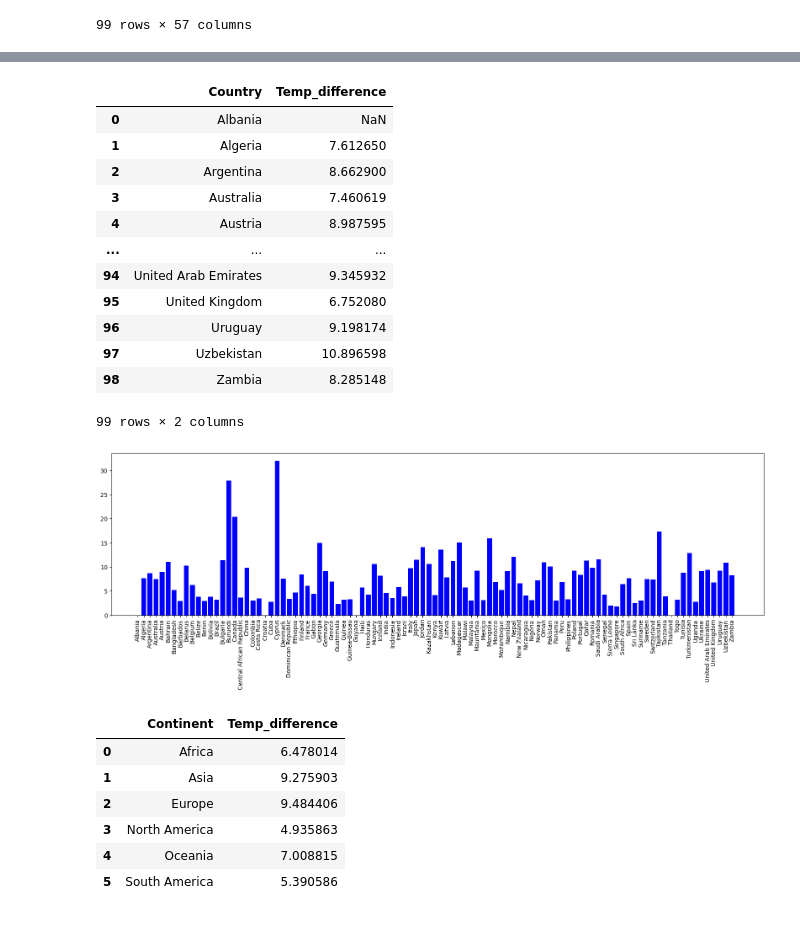
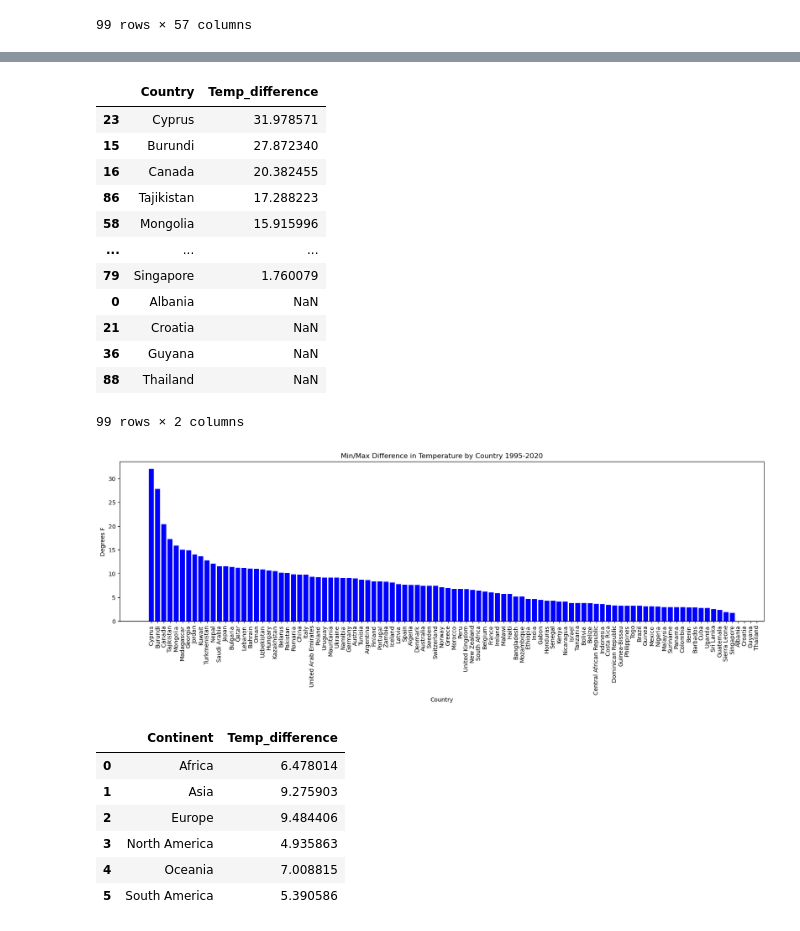
Before and after one commit to hsingh8015/project1, a Jupyter notebook: visualizations.ipynb, the cells around one changed output, grey strips where cells are left out. Saved outputs shown, nothing was run; the diff lists cells and outputs as text; code cells hidden in the pictures.

```diff
--- a/visualizations.ipynb
+++ b/visualizations.ipynb
@@ -186,28 +173,35 @@ df_sorted
 # %%
 Pareto_df  = Temp_CO2_Merged[['Country' , 'Temp_difference']].copy()
 Pareto_df
+
+df_sorted = Pareto_df.sort_values(by='Temp_difference', ascending=False)
+df_sorted
 # %% [output]
 |  | Country | Temp_difference |
+| 23 | Cyprus | 31.978571 |
+| 15 | Burundi | 27.872340 |
+| 16 | Canada | 20.382455 |
+| 86 | Tajikistan | 17.288223 |
+| 58 | Mongolia | 15.915996 |
+| ... | ... | ... |
+| 79 | Singapore | 1.760079 |
 | 0 | Albania | NaN |
-| 1 | Algeria | 7.612650 |
-| 2 | Argentina | 8.662900 |
-| 3 | Australia | 7.460619 |
-| 4 | Austria | 8.987595 |
-| ... | ... | ... |
-| 94 | United Arab Emirates | 9.345932 |
-| 95 | United Kingdom | 6.752080 |
-| 96 | Uruguay | 9.198174 |
-| 97 | Uzbekistan | 10.896598 |
-| 98 | Zambia | 8.285148 |
+| 21 | Croatia | NaN |
+| 36 | Guyana | NaN |
+| 88 | Thailand | NaN |
 99 rows × 2 columns
 # %%
+# Which country had the highest change in Temperature
 # Plot a bar chart
 plt.figure(figsize=(20,5))
-plt.bar(x_axis, Pareto_df["Temp_difference"], color='b', align="edge")
-plt.xticks(tick_locations, Pareto_df["Country"], rotation="vertical")
+plt.bar(x_axis, df_sorted["Temp_difference"], color='b', align="edge")
+plt.xticks(tick_locations, df_sorted["Country"], rotation="vertical")
+plt.title("Min/Max Difference in Temperature by Country 1995-2020")
+plt.xlabel("Country")
+plt.ylabel("Degrees F")
 plt.show()
 # %% [output]
-[figure, old version]
+[figure, new version]
 # %%
 avg_temp_per_continent = Temp_CO2_Merged.groupby(['Continent'])['Temp_difference'].mean().reset_index()
 avg_temp_per_continent
```
Also changed, not shown: parts of 13 cells of this notebook, 3 other files.
